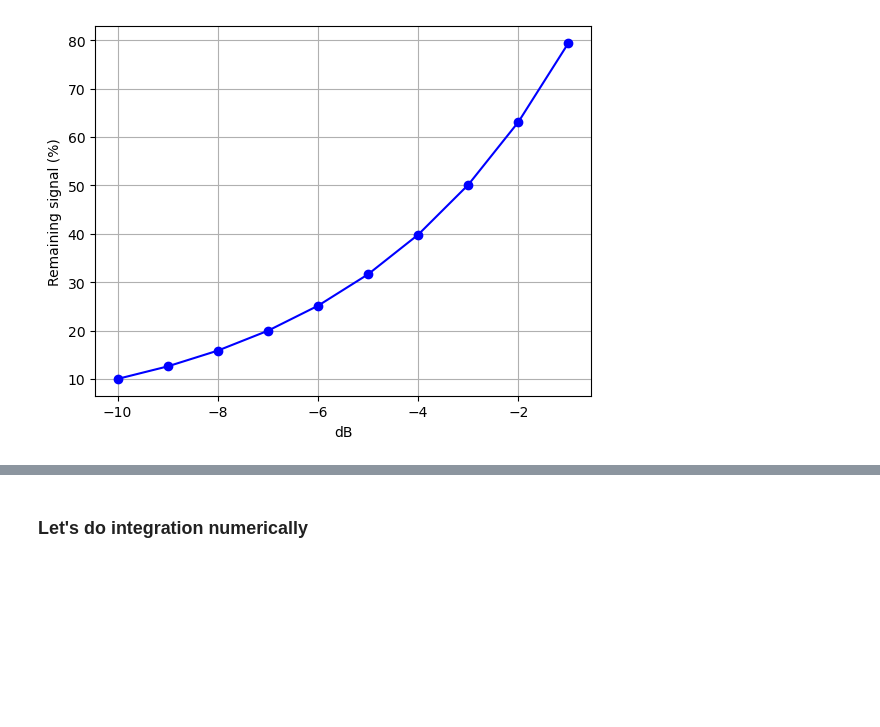
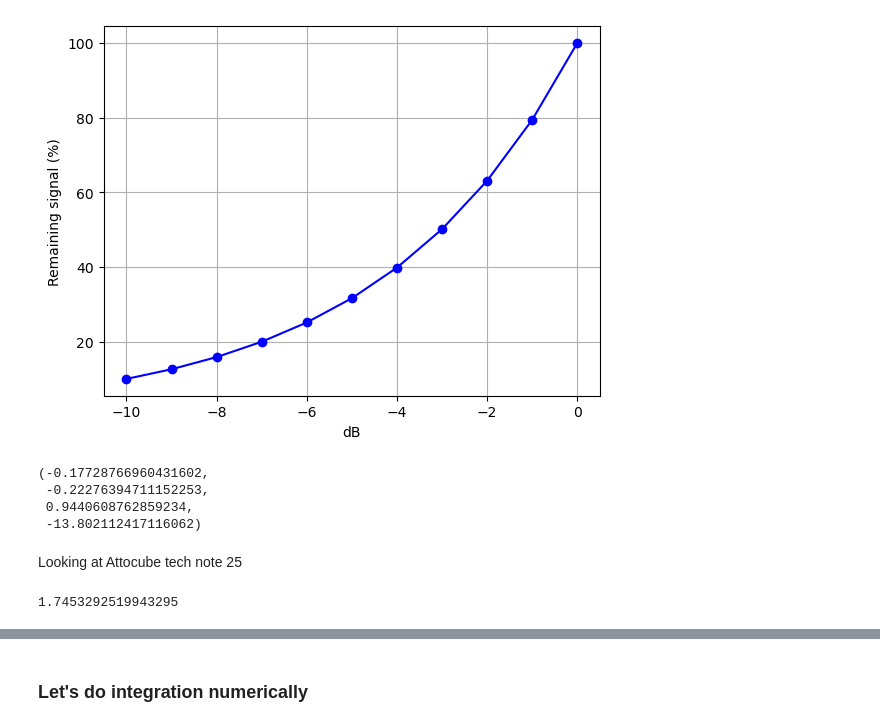
Before and after one commit to bxin/gmtScratchBook, a Jupyter notebook: freeSpaceLoss.ipynb, the cells around one changed output, grey strips where cells are left out. Cells and saved outputs as stored; diff of their text form; code cells hidden in the pictures; blank space fills up the shorter version.

Commit message:
freeSpaceLoss.ipynb: add scattering etc.

```diff
--- a/freeSpaceLoss.ipynb
+++ b/freeSpaceLoss.ipynb
@@ -9,9 +7,27 @@ Intel MKL WARNING: Support of Intel(R) Streaming SIMD Extensions 4.2 (Intel(R) S
 # %%
-dB = np.arange(-10,0,1)
-frac = 10**(dB*0.1)
+dB = np.arange(-10,1,1)
+def dB2f(ddb):
+    return 10**(ddb*0.1)
+def f2dB(ff):
+    return np.log10(ff)*10
+frac = dB2f(dB)
 plt.plot(dB, frac*100, '-bo')
 plt.xlabel('dB')
 plt.ylabel('Remaining signal (%)')
 plt.grid();
 # %% [output]
-[figure, old version]
+[figure, new version]
+# %%
+#Attocube reflects 4% at FC/PC fiber end.
+f2dB(.96), f2dB(.95), dB2f(-0.25), f2dB(4./96)
+# %% [output]
+(-0.17728766960431602,
+ -0.22276394711152253,
+ 0.9440608762859234,
+ -13.802112417116062)
+# %% [markdown]
+Looking at Attocube tech note 25
+# %%
+1000*0.1/180*np.pi
+# %% [output]
+1.7453292519943295
```
Also changed, not shown: parts of 14 cells of this notebook.
